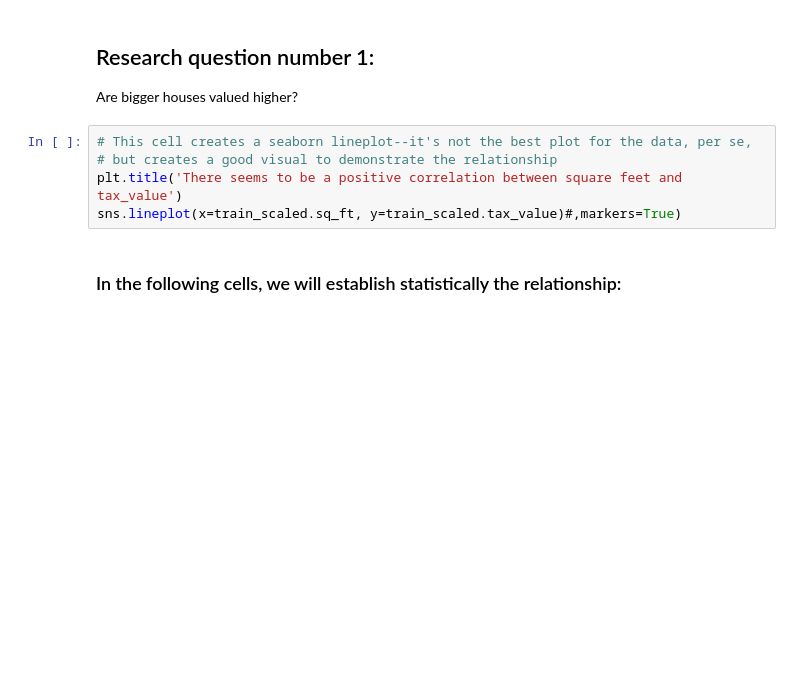
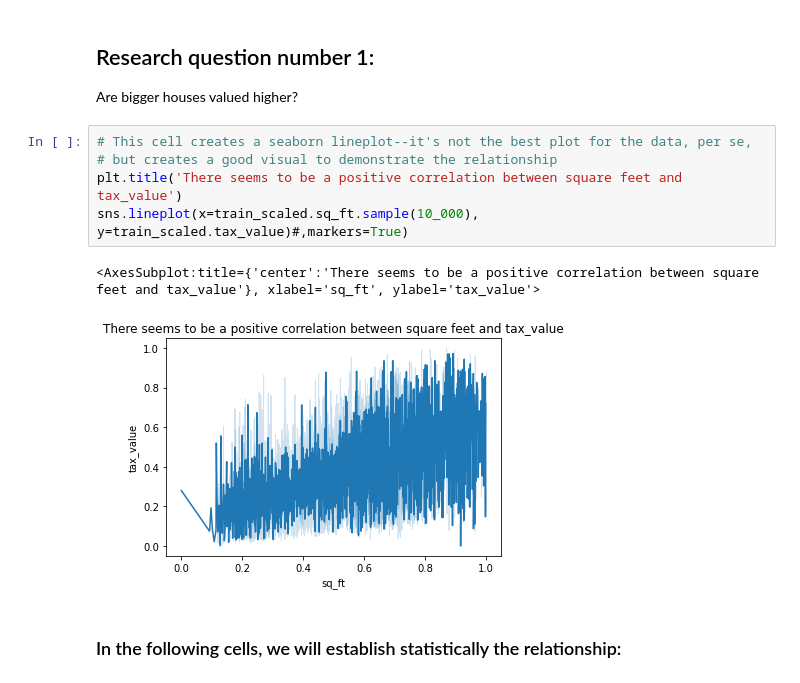
Before and after one commit to brianclements03/Regression_Project, a Jupyter notebook: Zillow Project.ipynb, the cells around one changed output. Drawn from its saved outputs; the diff is of its cells as text; blank space fills up the shorter version.

```diff
--- a/Zillow Project.ipynb
+++ b/Zillow Project.ipynb
@@ -246,8 +226,11 @@ Are bigger houses valued higher?
 # %%
 # This cell creates a seaborn lineplot--it's not the best plot for the data, per se,
 # but creates a good visual to demonstrate the relationship
 plt.title('There seems to be a positive correlation between square feet and tax_value')
-sns.lineplot(x=train_scaled.sq_ft, y=train_scaled.tax_value)#,markers=True)
+sns.lineplot(x=train_scaled.sq_ft.sample(10_000), y=train_scaled.tax_value)#,markers=True)
+# %% [output]
+<AxesSubplot:title={'center':'There seems to be a positive correlation between square feet and tax_value'}, xlabel='sq_ft', ylabel='tax_value'>
+[figure, added]
 # %% [markdown]
 ### In the following cells, we will establish statistically the relationship:
 # %% [markdown]
```
Also changed, not shown: parts of 30 cells of this notebook, 3 other files.
